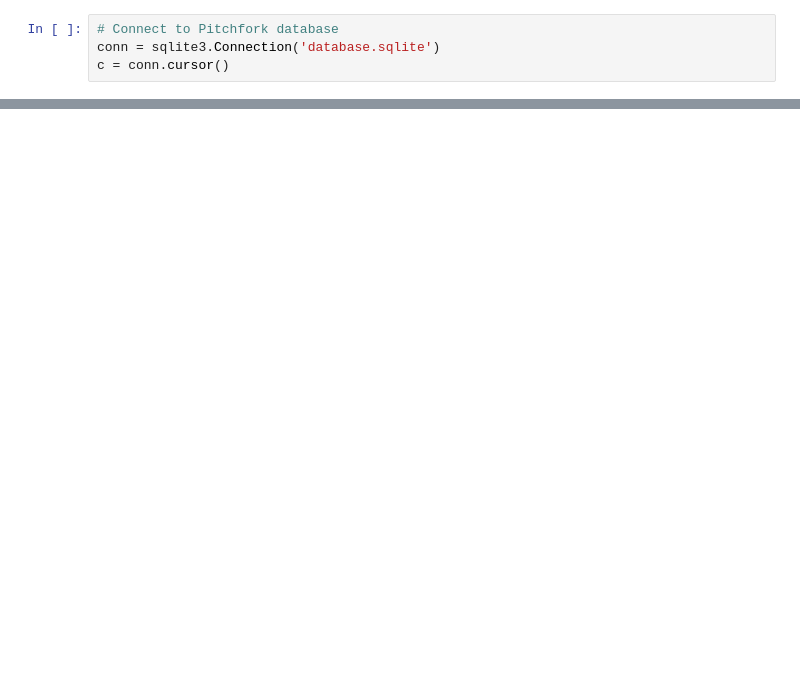
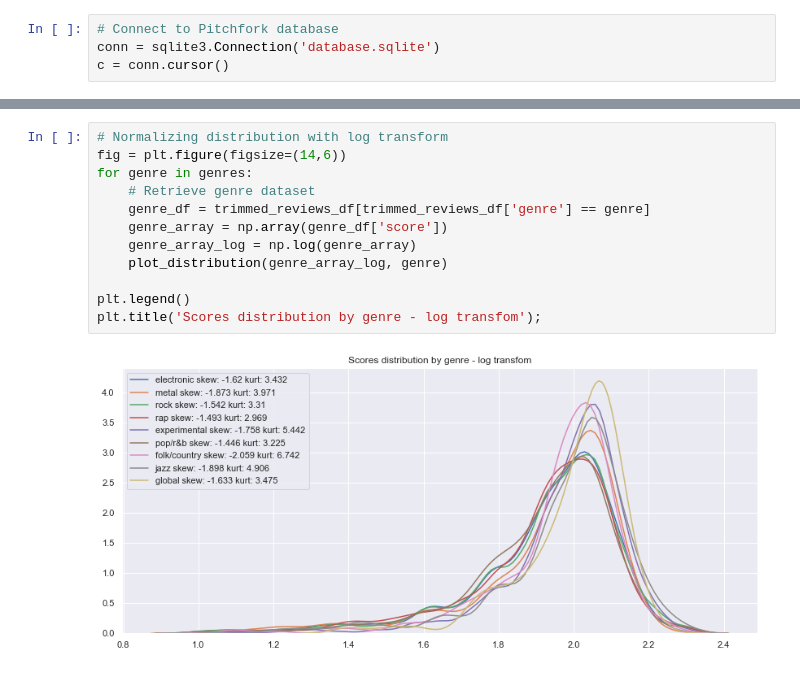
Before and after one commit to lindseyberlin/Revised-Module-3-Project, a Jupyter notebook: Question1 - Bias by Genre.ipynb, the cells around one changed output, grey strips where cells are left out. Cells and saved outputs as stored; diff of their text form; blank space fills up the shorter version.

```diff
--- a/Question1 - Bias by Genre.ipynb
+++ b/Question1 - Bias by Genre.ipynb
@@ -84,0 +243,14 @@ stats.skew(rap_df['score']), stats.kurtosis(rap_df['score'])
+# %%
+# Normalizing distribution with log transform
+fig = plt.figure(figsize=(14,6))
+for genre in genres:
+    # Retrieve genre dataset
+    genre_df = trimmed_reviews_df[trimmed_reviews_df['genre'] == genre]
+    genre_array = np.array(genre_df['score'])
+    genre_array_log = np.log(genre_array)
+    plot_distribution(genre_array_log, genre)
+
+plt.legend()
+plt.title('Scores distribution by genre - log transfom');
+# %% [output]
+[figure, added]
```
Also changed, not shown: parts of 31 cells of this notebook, 1 other file.
